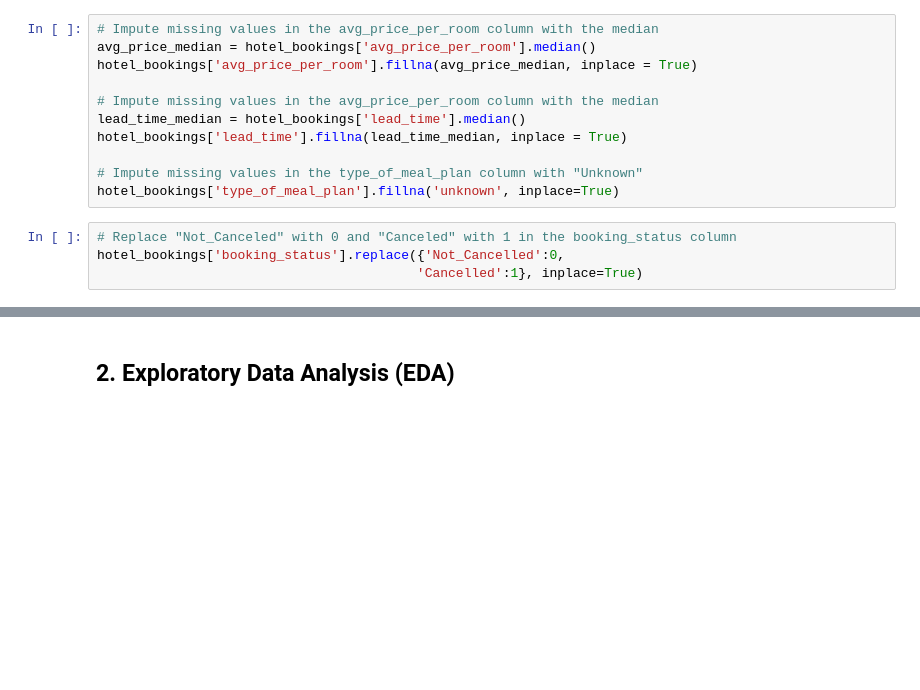
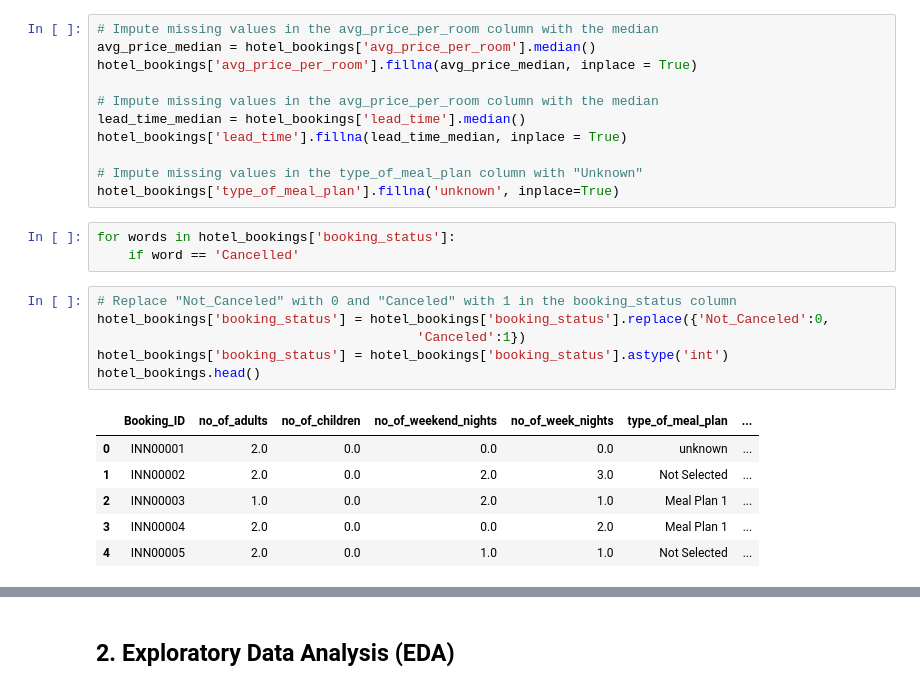
Before and after one commit to SirTee12/Hotel-Booking-Cancellation-Prediction, a Jupyter notebook: Hotel-Booking-Cancellation-Prediction.ipynb, the cells around one changed output, grey strips where cells are left out. Cells and saved outputs as stored; diff of their text form; blank space fills up the shorter version.

```diff
--- a/Hotel-Booking-Cancellation-Prediction.ipynb
+++ b/Hotel-Booking-Cancellation-Prediction.ipynb
@@ -234,7 +255,19 @@ hotel_bookings['lead_time'].fillna(lead_time_median, inplace = True)
 
 # Impute missing values in the type_of_meal_plan column with "Unknown"
 hotel_bookings['type_of_meal_plan'].fillna('unknown', inplace=True)
+# %%
+for words in hotel_bookings['booking_status']:
+    if word == 'Cancelled'
 # %%
 # Replace "Not_Canceled" with 0 and "Canceled" with 1 in the booking_status column
-hotel_bookings['booking_status'].replace({'Not_Cancelled':0,
-                                         'Cancelled':1}, inplace=True)
+hotel_bookings['booking_status'] = hotel_bookings['booking_status'].replace({'Not_Canceled':0,
+                                         'Canceled':1})
+hotel_bookings['booking_status'] = hotel_bookings['booking_status'].astype('int')
+hotel_bookings.head()
+# %% [output]
+|  | Booking_ID | no_of_adults | no_of_children | no_of_weekend_nights | no_of_week_nights | type_of_meal_plan | ... |
+| 0 | INN00001 | 2.0 | 0.0 | 0.0 | 0.0 | unknown | ... |
+| 1 | INN00002 | 2.0 | 0.0 | 2.0 | 3.0 | Not Selected | ... |
+| 2 | INN00003 | 1.0 | 0.0 | 2.0 | 1.0 | Meal Plan 1 | ... |
+| 3 | INN00004 | 2.0 | 0.0 | 0.0 | 2.0 | Meal Plan 1 | ... |
+| 4 | INN00005 | 2.0 | 0.0 | 1.0 | 1.0 | Not Selected | ... |
```
Also changed, not shown: parts of 9 cells of this notebook.
